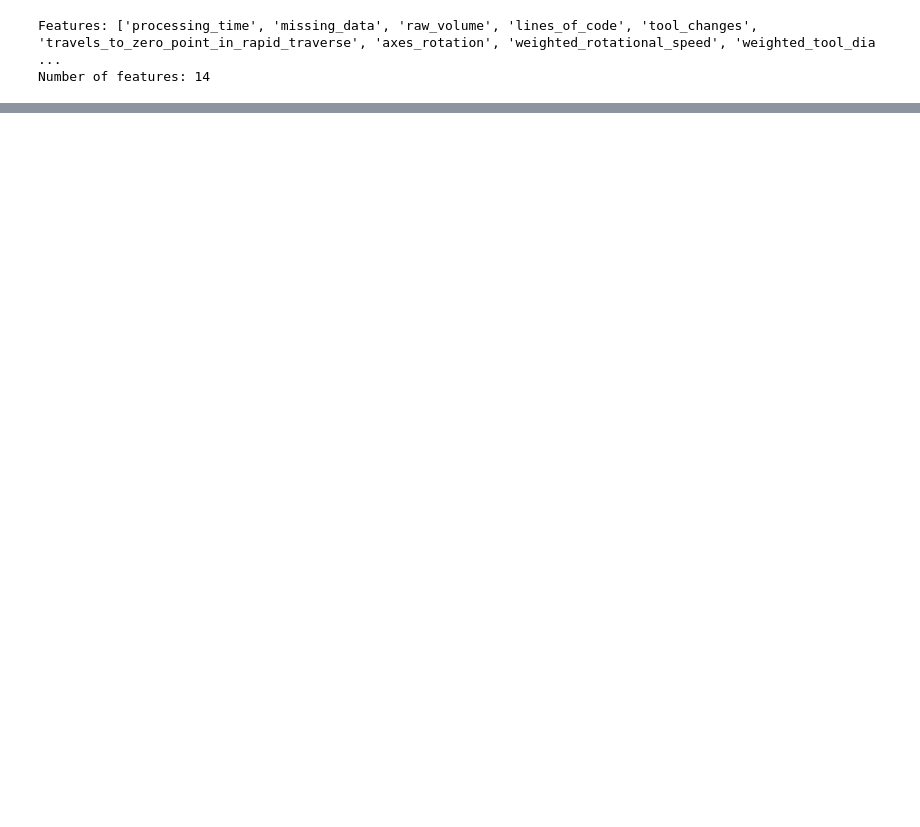
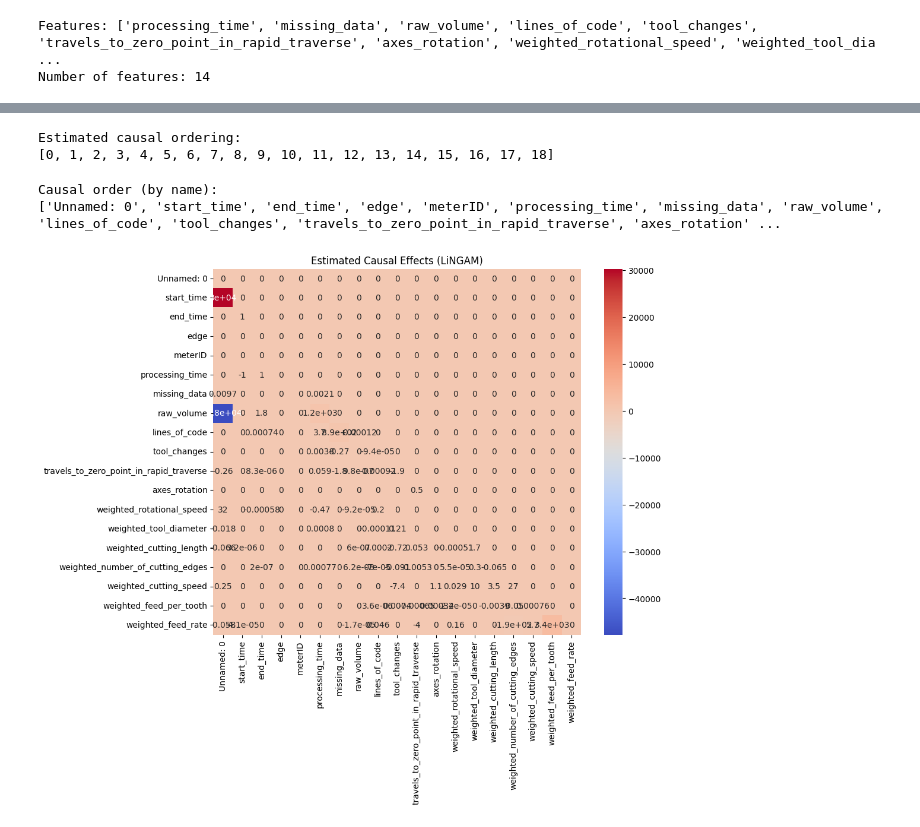
Before and after one commit to Mery101010/Thesis_project, a Jupyter notebook: Thesis/cnn.ipynb, the cells around one changed output, grey strips where cells are left out. Cells and saved outputs as stored; diff of their text form; code cells hidden in the pictures; blank space fills up the shorter version.

```diff
--- a/Thesis/cnn.ipynb
+++ b/Thesis/cnn.ipynb
@@ -376,0 +385,7 @@ plt.show()
+# %%
+X_lingam = df.drop(columns=['average_power_consumption'])
+# %%
+X_lingam_numeric = X_lingam.select_dtypes(include=['float64', 'int64'])
+
+model = DirectLiNGAM()
+model.fit(X_lingam_numeric)
@@ -376,0 +412,26 @@ plt.show()
+# %%
+print("Estimated causal ordering:")
+print(model.causal_order_)
+# %% [output]
+Estimated causal ordering:
+[0, 1, 2, 3, 4, 5, 6, 7, 8, 9, 10, 11, 12, 13, 14, 15, 16, 17, 18]
+# %%
+causal_order = model.causal_order_
+feature_names = X_lingam_numeric.columns
+print("Causal order (by name):")
+print([feature_names[i] for i in causal_order])
+# %% [output]
+Causal order (by name):
+['Unnamed: 0', 'start_time', 'end_time', 'edge', 'meterID', 'processing_time', 'missing_data', 'raw_volume', 'lines_of_code', 'tool_changes', 'travels_to_zero_point_in_rapid_traverse', 'axes_rotation' ...
+# %%
+adjacency_matrix = model.adjacency_matrix_
+
+# print("Causal Structure (Adjacency Matrix):")
+# print(adjacency_matrix)
+# %%
+plt.figure(figsize=(10, 8))
+sns.heatmap(adjacency_matrix, xticklabels=feature_names, yticklabels=feature_names, annot=True, cmap="coolwarm")
+plt.title("Estimated Causal Effects (LiNGAM)")
+plt.show()
+# %% [output]
+[figure, added]
```
Also changed, not shown: parts of 21 cells of this notebook.
